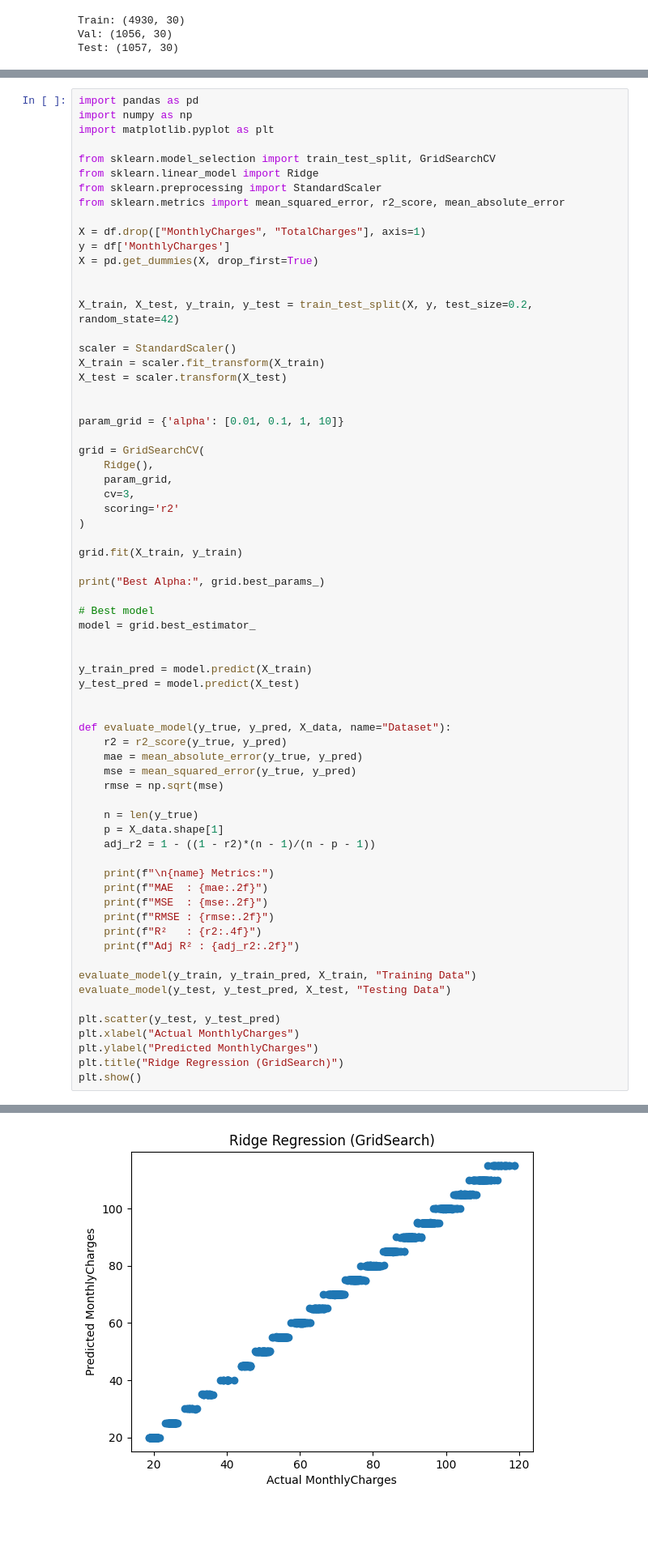
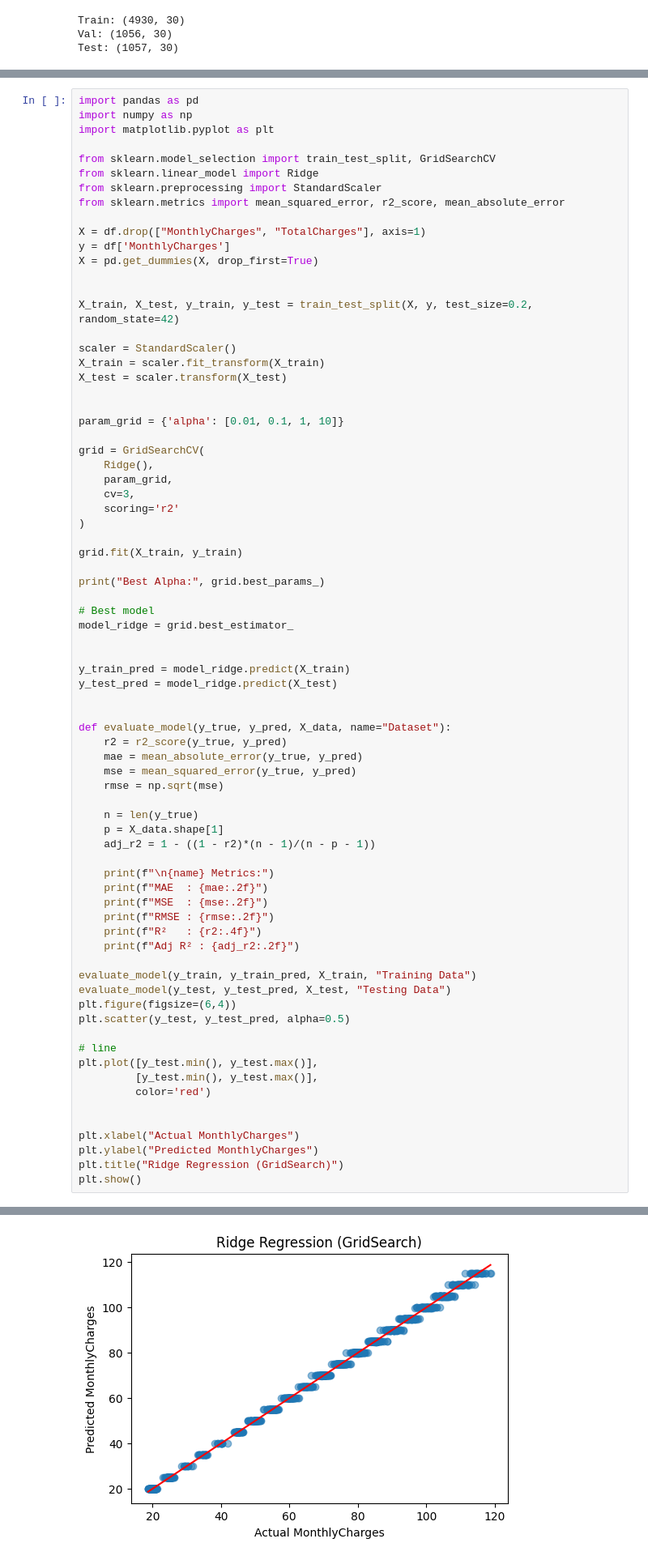
Before and after one commit to pradeepkumar2427/teleconnect-ml-assignment, a Jupyter notebook: notebooks/04_Regression.ipynb, the cells around one changed output, grey strips where cells are left out. Shown at 81% size. Cells and saved outputs as stored; diff of their text form; blank space fills up the shorter version.

Commit message:
add all regression models with analysis

```diff
--- a/notebooks/04_Regression.ipynb
+++ b/notebooks/04_Regression.ipynb
@@ -210,11 +199,11 @@ grid.fit(X_train, y_train)
 print("Best Alpha:", grid.best_params_)
 
 # Best model
-model = grid.best_estimator_
+model_ridge = grid.best_estimator_
 
 
-y_train_pred = model.predict(X_train)
-y_test_pred = model.predict(X_test)
+y_train_pred = model_ridge.predict(X_train)
+y_test_pred = model_ridge.predict(X_test)
 
 
 def evaluate_model(y_true, y_pred, X_data, name="Dataset"):
@@ -230,32 +219,39 @@ def evaluate_model(y_true, y_pred, X_data, name="Dataset"):
     print(f"\n{name} Metrics:")
     print(f"MAE  : {mae:.2f}")
     print(f"MSE  : {mse:.2f}")
     print(f"RMSE : {rmse:.2f}")
     print(f"R²   : {r2:.4f}")
     print(f"Adj R² : {adj_r2:.2f}")
 
 evaluate_model(y_train, y_train_pred, X_train, "Training Data")
 evaluate_model(y_test, y_test_pred, X_test, "Testing Data")
+plt.figure(figsize=(6,4))
+plt.scatter(y_test, y_test_pred, alpha=0.5)
 
-plt.scatter(y_test, y_test_pred)
+# line
+plt.plot([y_test.min(), y_test.max()],
+         [y_test.min(), y_test.max()],
+         color='red')
+
+
 plt.xlabel("Actual MonthlyCharges")
 plt.ylabel("Predicted MonthlyCharges")
 plt.title("Ridge Regression (GridSearch)")
 plt.show()
 # %% [output]
 Best Alpha: {'alpha': 1}
 
 Training Data Metrics:
 MAE  : 0.78
 MSE  : 1.04
 RMSE : 1.02
 R²   : 0.9989
 Adj R² : 1.00
 
 Testing Data Metrics:
 MAE  : 0.79
 MSE  : 1.11
 RMSE : 1.05
 R²   : 0.9988
 Adj R² : 1.00
-[figure, old version]
+[figure, new version]
```
Also changed, not shown: parts of 28 cells of this notebook.
